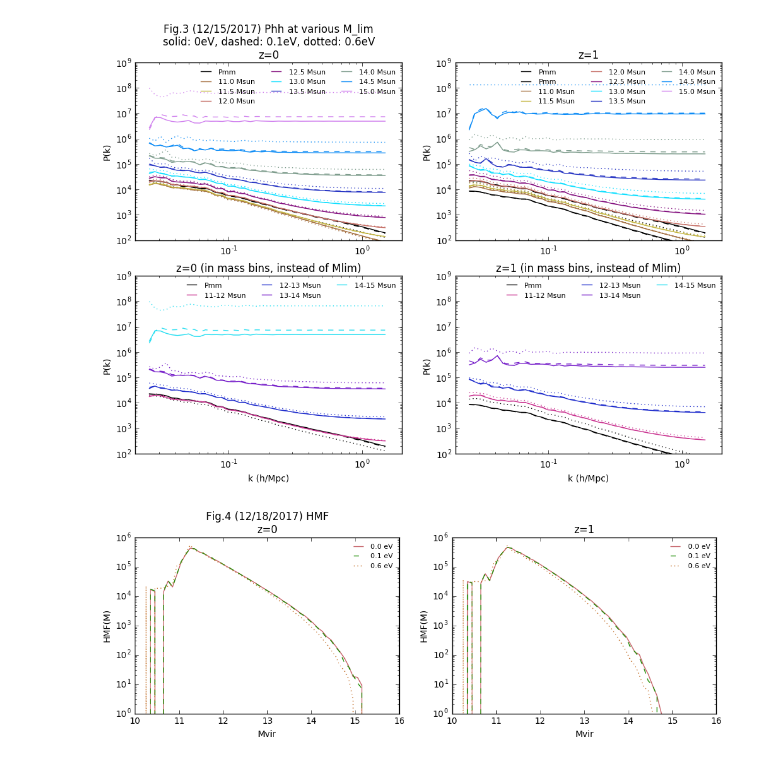
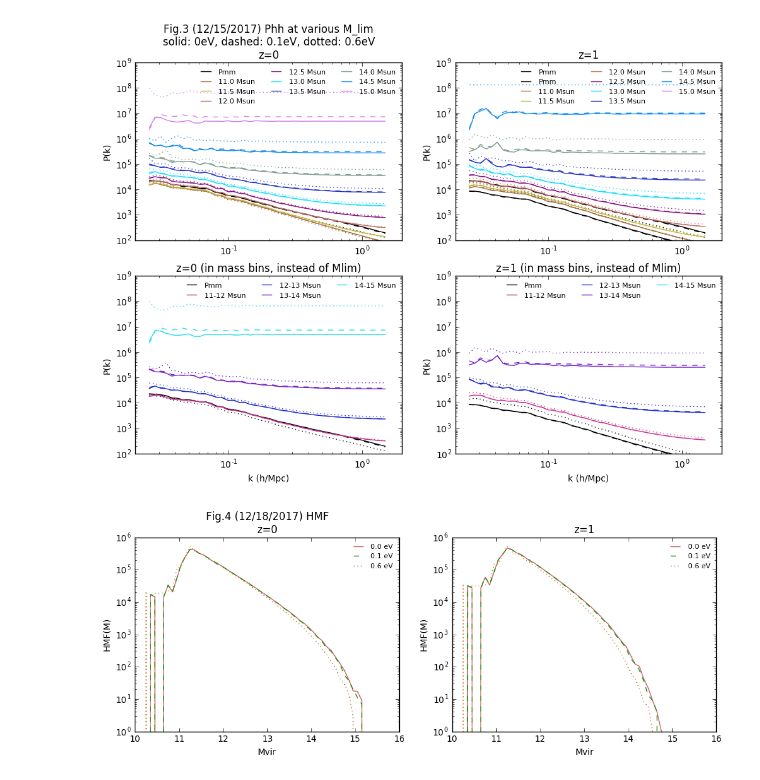
Before and after one commit to liuxx479/nubias, a Jupyter notebook: plots.ipynb, the cells around one changed output. Drawn from its saved outputs; the diff is of its cells as text; code cells hidden in the pictures.

```diff
--- a/plots.ipynb
+++ b/plots.ipynb
@@ -167,32 +167,32 @@ hmf06_z0 = load('hmf/hmf_mnv0.60000_om0.30000_As2.1000_066.npy')
 # %%
 hist_bins=arange(10, 15.5, 0.1)
 hist_center=hist_bins[:-1]+0.05
 
 iseed=10024
-f=figure(figsize=(12,8))
-ax1=f.add_subplot(221)
-ax2=f.add_subplot(222)
+f=figure(figsize=(12,4))
+ax1=f.add_subplot(121)
+ax2=f.add_subplot(122)
 
 seed(iseed)
 ax1.plot(hist_center,hmf00_z0,'-',color=rand(3),label='0.0 eV')
 ax1.plot(hist_center,hmf01_z0,'--',color=rand(3),label='0.1 eV')
 ax1.plot(hist_center,hmf06_z0,':',color=rand(3),label='0.6 eV')
 ax1.legend(fontsize=8,frameon=0,loc=0)
 ax1.set_title('''Fig.4 (12/18/2017) HMF
 z=0''')
 ax1.set_ylabel('HMF(M)')
 ax1.set_xlabel('Mvir')
 ax1.set_yscale('log')
 
 seed(iseed)
 ax2.plot(hist_center,hmf00_z1,'-',color=rand(3),label='0.0 eV')
 ax2.plot(hist_center,hmf01_z1,'--',color=rand(3),label='0.1 eV')
 ax2.plot(hist_center,hmf06_z1,':',color=rand(3),label='0.6 eV')
 ax2.legend(fontsize=8,frameon=0,loc=0)
 ax2.set_title('z=1')
 ax2.set_ylabel('HMF(M)')
 ax2.set_xlabel('Mvir')
 ax2.set_yscale('log')
 show()
 # %% [output]
-[figure, old version]
+[figure, new version]
```
Also changed, not shown: parts of 1 cell of this notebook.
